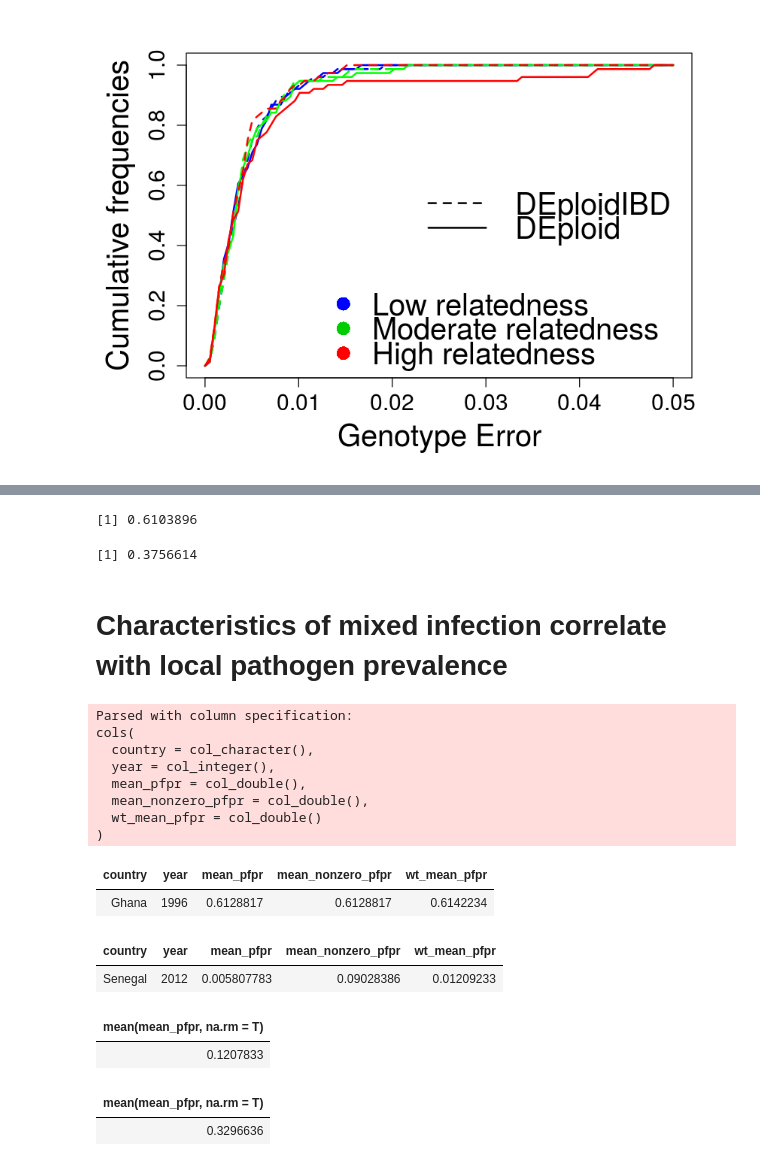
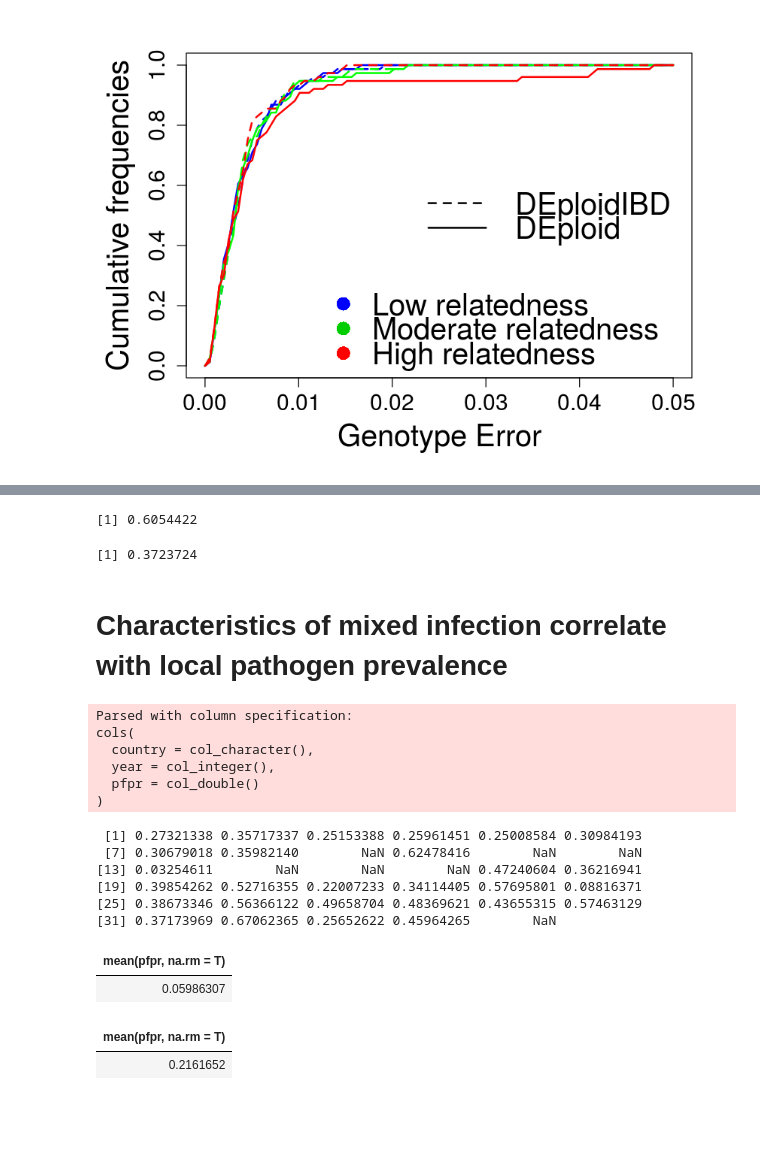
Before and after one commit to elifesciences-publications/mixedIBD-Supplement, a Jupyter notebook: supplement_how_things_were_done.ipynb, the cells around one changed output, grey strips where cells are left out. Saved outputs shown, nothing was run; the diff lists cells and outputs as text; code cells hidden in the pictures; blank space fills up the shorter version.

```diff
--- a/supplement_how_things_were_done.ipynb
+++ b/supplement_how_things_were_done.ipynb
@@ -70,5 +77,6 @@ range 0.1824818 0.6314363
 # %%
-pfpr = read_tsv("pfpr_rate_inferred.txt")
+#pfpr = read_tsv("pfpr_rate_inferred.txt")
+pfpr = read_csv("global_mapPfPR_25mi.csv")
 head(filter(pfpr, year > 2007))
 # %% [output]
 Parsed with column specification:
@@ -89,15 +99,24 @@ cols(
 # %%
 mean_eff_k = c()
 mean_relatedness = c()
+sd_relatedness = c()
 n.sample = c()
 
+
 for ( i in 1:dim(pfpr)[1] ){
-    country = pfpr$country[i]
-    if (country=="Vietnam"){country ="Viet Nam"}
-    if (country=="Congo"){country ="Congo DR"}
+    country = pfpr$country[i]# label[i] %>% gsub(".2.*$","",.) %>% gsub(".1.*$","",.)
+    site =  gsub("_", " ", pfpr$site[i])
+    if (site == "GM Coastal"){site = "GM_Coastal"}
+    if (country=="The_Gambia"){country ="The Gambia"}
+    if (country=="DR_of_the_Congo"){country ="DR of the Congo"}
     year = pfpr$year[i]
-    tmpdata = filter(pf3k_mixedIBD_meta, Population == country & year == year)
+    cat(country, site, year, "\n")
+    tmpdata = pf3k_mixedIBD_meta[pf3k_mixedIBD_meta$Site == site & pf3k_mixedIBD_meta$year == year,]
+#    print(head(tmpdata))
     mean_eff_k = c(mean_eff_k,  mean(tmpdata$eff_k))
     mean_relatedness = c(mean_relatedness, mean(tmpdata$relatedness, na.rm = T))
+    sd_relatedness = c(sd_relatedness, sd(tmpdata$relatedness, na.rm = T)/sqrt(nrow(tmpdata)))
     n.sample = c(n.sample, nrow(tmpdata))
+    cat(site, "", year, "", pfpr$closest[i], mean_eff_k, "", mean_relatedness, "\n")
 }
+mean_eff_k
@@ -452,20 +572,22 @@ F-statistic: 38.49 on 1 and 11 DF,  p-value: 6.677e-05
 # %%
-asia_dual_cluster = filter(dual_infection, Population %in% c("Thailand", "Cambodia",
+asia_dual_cluster = filter(dual_infection, Population %in% c("Thailand", "North_Cambodia", "West_Cambodia",
                                                              "Bangladesh", "Vietnam",
                                                              "Myanmar", "Laos"))$cluster
 sum(asia_dual_cluster %in% c("Sib", "HighSib")) / length(asia_dual_cluster)
 
-africa_dual_cluster = filter(dual_infection, !Population %in% c("Thailand", "Cambodia",
+africa_dual_cluster = filter(dual_infection, !Population %in% c("Thailand", "North_Cambodia", "West_Cambodia",
                                                                 "Bangladesh", "Vietnam",
                                                                 "Myanmar", "Laos"))$cluster
 sum(africa_dual_cluster %in% c("Sib", "HighSib")) / length(africa_dual_cluster)
 # %% [output]
-[1] 0.6103896
+[1] 0.6054422
-[1] 0.3756614
+[1] 0.3723724
 # %% [markdown]
 # Characteristics of mixed infection correlate with local pathogen prevalence
 # %%
-pfpr = read_tsv("pfpr_rate_inferred.txt")
+pfpr = read_tsv("pfpr_rate_inferred_loess.txt")
+#pfpr = read_tsv("pfpr_rate_inferred.txt")
+
 #range(pfpr$mean_pfpr, na.rm = T)
 
 mean_eff_k = c()
@@ -476,10 +598,11 @@ n.sample = c()
 for ( i in 1:dim(pfpr)[1] ){
 
     country = pfpr$country[i]# label[i] %>% gsub(".2.*$","",.) %>% gsub(".1.*$","",.)
-    if (country=="Vietnam"){country ="Viet Nam"}
-    if (country=="Congo"){country ="Congo DR"}
+    if (country=="Gambia"){country ="The Gambia"}
+    if (country=="Congo"){country ="DR of the Congo"}
+
     year = pfpr$year[i]
-    tmpdata = filter(pf3k_mixedIBD_meta, Population == country & year == year)
+    tmpdata = pf3k_mixedIBD_meta[pf3k_mixedIBD_meta$Population == country & pf3k_mixedIBD_meta$year == year,]
     mean_eff_k = c(mean_eff_k,  mean(tmpdata$eff_k))
     mean_relatedness = c(mean_relatedness, mean(tmpdata$relatedness, na.rm = T))
     n.sample = c(n.sample, nrow(tmpdata))
@@ -497,29 +620,32 @@ Parsed with column specification:
 cols(
   country = col_character(),
   year = col_integer(),
-  mean_pfpr = col_double(),
-  mean_nonzero_pfpr = col_double(),
-  wt_mean_pfpr = col_double()
+  pfpr = col_double()
 )
+# %%
+mean_relatedness
+# %% [output]
+ [1] 0.27321338 0.35717337 0.25153388 0.25961451 0.25008584 0.30984193
+ [7] 0.30679018 0.35982140        NaN 0.62478416        NaN        NaN
+[13] 0.03254611        NaN        NaN        NaN 0.47240604 0.36216941
+[19] 0.39854262 0.52716355 0.22007233 0.34114405 0.57695801 0.08816371
+[25] 0.38673346 0.56366122 0.49658704 0.48369621 0.43655315 0.57463129
+[31] 0.37173969 0.67062365 0.25652622 0.45964265        NaN
 # %%
-pfpr[which.max(pfpr$mean_pfpr),]
-pfpr[which.min(pfpr$mean_pfpr),]
+#pfpr[which.max(pfpr$mean_pfpr),]
+#pfpr[which.min(pfpr$mean_pfpr),]
 
 pfpr %>% filter(., country %in% c("Thailand", "Cambodia",
                                   "Bangladesh", "Vietnam",
                                   "Myanmar", "Laos")) %>%
-    summarise(., mean(mean_pfpr, na.rm = T))
+    summarise(., mean(pfpr, na.rm = T))
 
 pfpr %>% filter(., !country %in% c("Thailand", "Cambodia",
                                    "Bangladesh", "Vietnam",
                                    "Myanmar", "Laos")) %>%
-    summarise(., mean(mean_pfpr, na.rm = T))
+    summarise(., mean(pfpr, na.rm = T))
 # %% [output]
-| country | year | mean_pfpr | mean_nonzero_pfpr | wt_mean_pfpr |
-| Ghana | 1996 | 0.6128817 | 0.6128817 | 0.6142234 |
+| mean(pfpr, na.rm = T) |
+| 0.05986307 |
-| country | year | mean_pfpr | mean_nonzero_pfpr | wt_mean_pfpr |
-| Senegal | 2012 | 0.005807783 | 0.09028386 | 0.01209233 |
+| mean(pfpr, na.rm = T) |
+| 0.2161652 |
-| mean(mean_pfpr, na.rm = T) |
-| 0.1207833 |
-| mean(mean_pfpr, na.rm = T) |
-| 0.3296636 |
```
Also changed, not shown: parts of 34 cells of this notebook, 2 other files.
